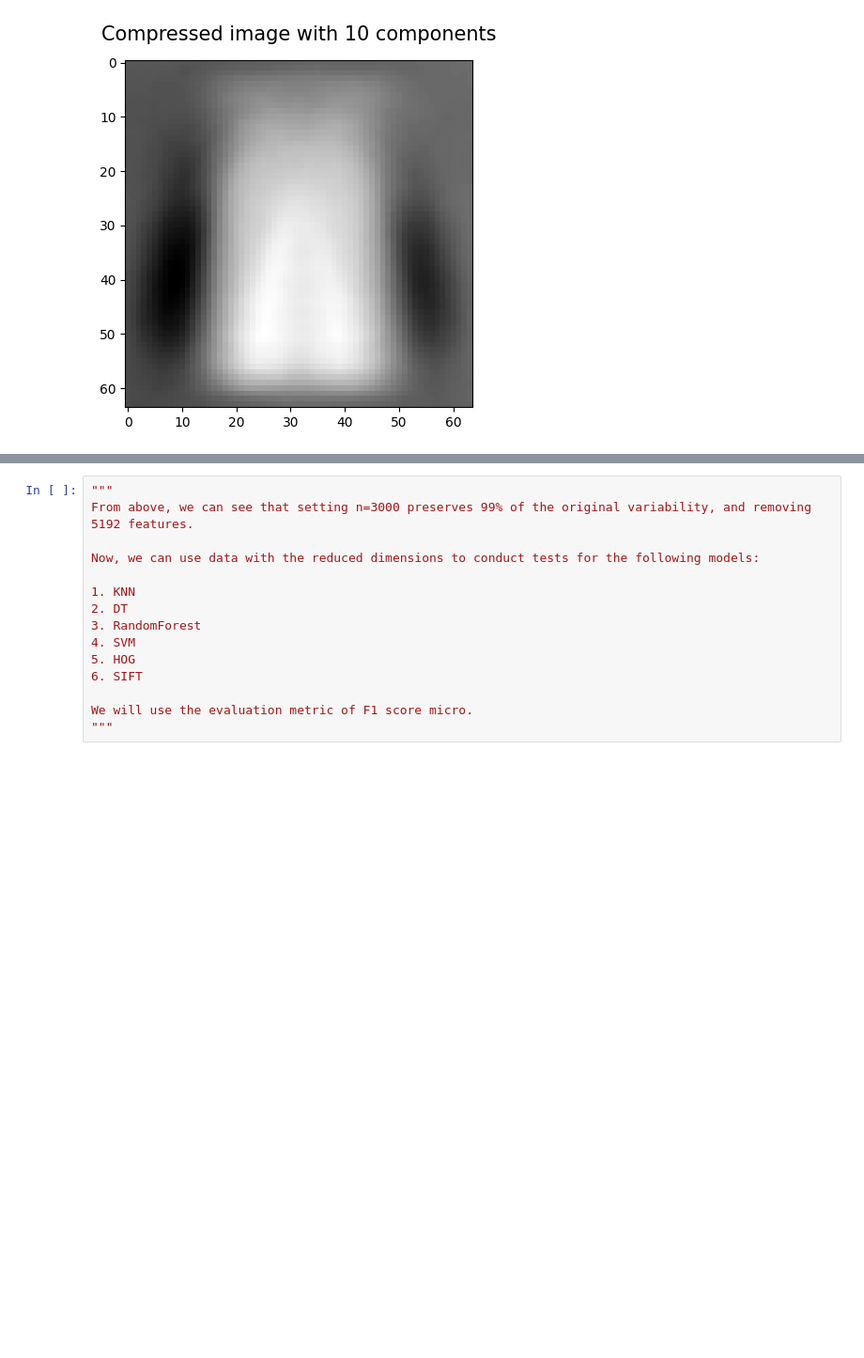
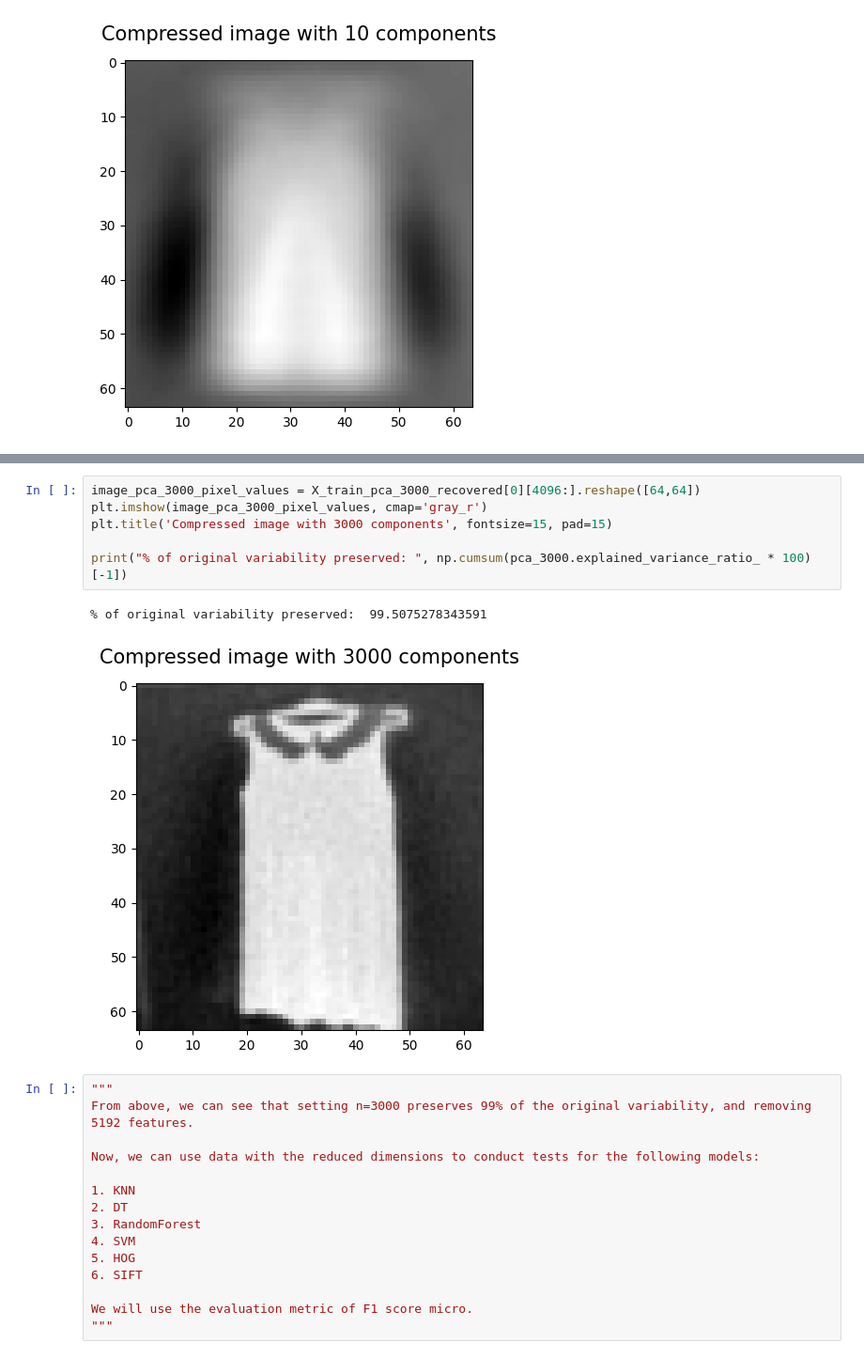
Before and after one commit to tau-bar/ml_g16_pca_lda, a Jupyter notebook: cs3244.ipynb, the cells around one changed output, grey strips where cells are left out. Shown at 94% size. Cells and saved outputs as stored; diff of their text form; blank space fills up the shorter version.

```diff
--- a/cs3244.ipynb
+++ b/cs3244.ipynb
@@ -138,3 +146,12 @@ print("% of original variability preserved: ", np.cumsum(pca_3000.explained_vari
+# %%
+image_pca_3000_pixel_values = X_train_pca_3000_recovered[0][4096:].reshape([64,64])
+plt.imshow(image_pca_3000_pixel_values, cmap='gray_r')
+plt.title('Compressed image with 3000 components', fontsize=15, pad=15)
+
+print("% of original variability preserved: ", np.cumsum(pca_3000.explained_variance_ratio_ * 100)[-1])
+# %% [output]
+% of original variability preserved:  99.5075278343591
+[figure, added]
 # %%
 """
 From above, we can see that setting n=3000 preserves 99% of the original variability, and removing 5192 features.
```
Also changed, not shown: parts of 9 cells of this notebook.
